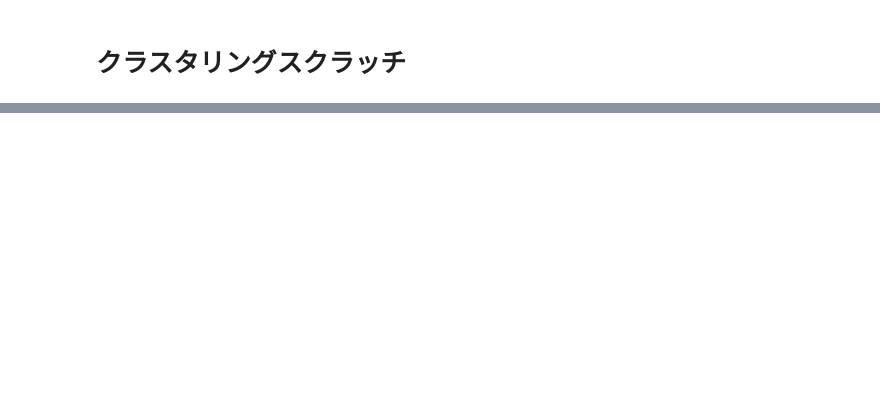
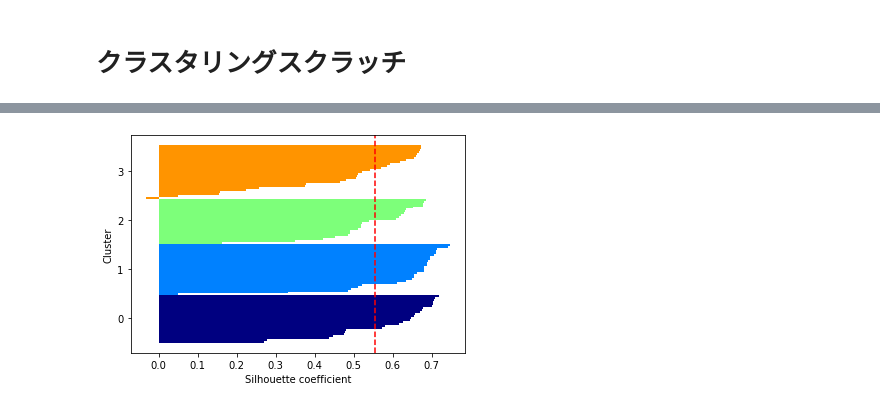
Before and after one commit to kamikami1107/diveintocode-ml, a Jupyter notebook: Sprint7-k-means_clustering.ipynb, the cells around one changed output, grey strips where cells are left out. Cells and saved outputs as stored; diff of their text form; code cells hidden in the pictures; blank space fills up the shorter version.

```diff
--- a/Sprint7-k-means_clustering.ipynb
+++ b/Sprint7-k-means_clustering.ipynb
@@ -258,0 +536,5 @@ ValueError: operands could not be broadcast together with shapes (3,) (2,)
+# %%
+center_mat = np.linalg.norm(skm_si_1.best_centroids - skm_si_1.best_centroids[:, np.newaxis], axis=2)
+
+print(center_mat)
+print(sorted(center_mat[0])[1])
@@ -258,0 +547,8 @@ ValueError: operands could not be broadcast together with shapes (3,) (2,)
+# %%
+near_c_list = []
+for i in range(len(skm_si_1.best_centroids)):
+    near_c = np.array(range(len(skm_si_1.best_centroids)))
+    # ソートして小さい方から2番目を取る（自分自身の0は抜かす）
+    near_c_list.append(near_c[center_mat[i] == sorted(center_mat[i])[1]])
+near_c_nd = np.array(near_c_list)
+near_c_nd
@@ -258,0 +601,7 @@ ValueError: operands could not be broadcast together with shapes (3,) (2,)
+# %%
+from sklearn.metrics import silhouette_samples,silhouette_score
+silhouette_avg = silhouette_score(X,  skm_si_1.best_cluster)
+silhouette_samples = silhouette_samples(X,  skm_si_1.best_cluster)
+print("silhouette_samples", silhouette_samples)
+print("sklearn silhouette_avg", silhouette_avg)
+print("mean", np.mean(silhouette_samples))
@@ -258,0 +628,25 @@ ValueError: operands could not be broadcast together with shapes (3,) (2,)
+# %%
+from matplotlib import cm
+def plot_silhouette(silhouette_vals, y_km, cluster_labels, n_clusters):
+    silhouette_avg = np.mean(silhouette_vals)
+    y_ax_lower, y_ax_upper = 0, 0
+    yticks = []
+    for i, c in enumerate(cluster_labels):
+        c_silhouette_vals = silhouette_vals[y_km == c]
+        c_silhouette_vals.sort()
+        y_ax_upper += len(c_silhouette_vals)
+        color = cm.jet(i / n_clusters)
+        plt.barh(range(y_ax_lower, y_ax_upper), c_silhouette_vals, height=1.0, edgecolor='none', color=color)
+        yticks.append((y_ax_lower + y_ax_upper) / 2)
+        y_ax_lower += len(c_silhouette_vals)
+    plt.axvline(silhouette_avg, color="red", linestyle="--")
+    #plt.yticks(yticks, cluster_labels + 1)
+    plt.yticks(yticks, cluster_labels)
+    plt.ylabel('Cluster')
+    plt.xlabel('Silhouette coefficient')
+    plt.show()
+# %%
+# sklearn
+plot_silhouette(silhouette_samples, skm_si_1.best_cluster, [0, 1, 2, 3], 4)
+# %% [output]
+[figure, added]
```
Also changed, not shown: parts of 108 cells of this notebook.
